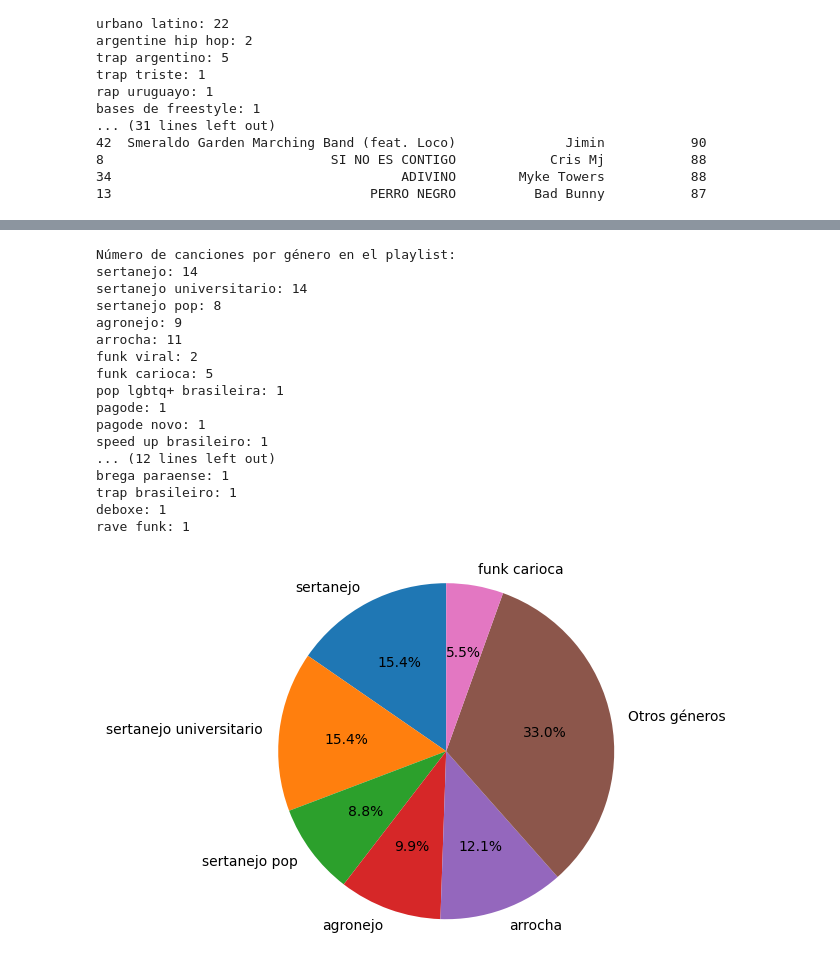
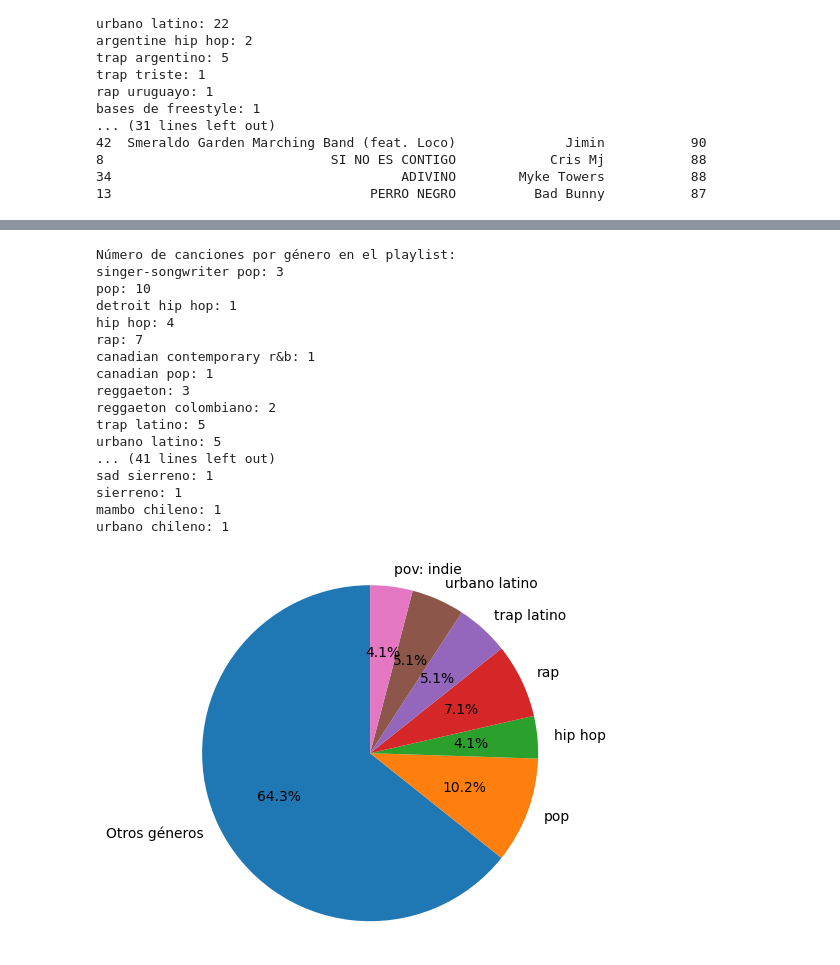
Before and after one commit to AH-1908/Trabajo_Final_a, a Jupyter notebook: spotify.ipynb, the cells around one changed output, grey strips where cells are left out. Cells and saved outputs as stored; diff of their text form; code cells hidden in the pictures.

```diff
--- a/spotify.ipynb
+++ b/spotify.ipynb
@@ -754,49 +754,49 @@ def analizar_canciones(canciones, token):
         print(f"{genero}: {conteo}")
 
     # Agrupar géneros menores de 2 en 'Otros géneros'
     conteo_agrupado = defaultdict(int)
     for genero, conteo in conteo_generos.items():
-        if conteo < 5:
+        if conteo < 4:
             conteo_agrupado['Otros géneros'] += conteo
         else:
             conteo_agrupado[genero] = conteo
 
     return conteo_agrupado
 
 def graficar_generos(conteo_generos):
     labels = list(conteo_generos.keys())
     sizes = list(conteo_generos.values())
 
     fig1, ax1 = plt.subplots()
     ax1.pie(sizes, labels=labels, autopct='%1.1f%%', startangle=90)
     ax1.axis('equal')  # Para asegurar que el gráfico sea circular
 
     plt.show()
 
 # Ejemplo de uso   # Reemplaza esto con tu token de acceso
-playlist_id = "37i9dQZEVXbMXbN3EUUhlg"  # Reemplaza esto con el ID real del playlist
+playlist_id = "37i9dQZEVXbMDoHDwVN2tF"  # Reemplaza esto con el ID real del playlist
 canciones = obtener_canciones_playlist(token, playlist_id)
 if canciones:
     conteo_generos = analizar_canciones(canciones, token)
     graficar_generos(conteo_generos)
 else:
     print("No se pudieron obtener las canciones del playlist.")
 # %% [output]
 Número de canciones por género en el playlist:
-sertanejo: 14
-sertanejo universitario: 14
-sertanejo pop: 8
-agronejo: 9
-arrocha: 11
-funk viral: 2
-funk carioca: 5
-pop lgbtq+ brasileira: 1
-pagode: 1
-pagode novo: 1
-speed up brasileiro: 1
-... (12 lines left out)
-brega paraense: 1
-trap brasileiro: 1
-deboxe: 1
-rave funk: 1
+singer-songwriter pop: 3
+pop: 10
+detroit hip hop: 1
+hip hop: 4
+rap: 7
+canadian contemporary r&b: 1
+canadian pop: 1
+reggaeton: 3
+reggaeton colombiano: 2
+trap latino: 5
+urbano latino: 5
+... (41 lines left out)
+sad sierreno: 1
+sierreno: 1
+mambo chileno: 1
+urbano chileno: 1
-[figure, old version]
+[figure, new version]
```
Also changed, not shown: parts of 14 cells of this notebook, 3 other files.
